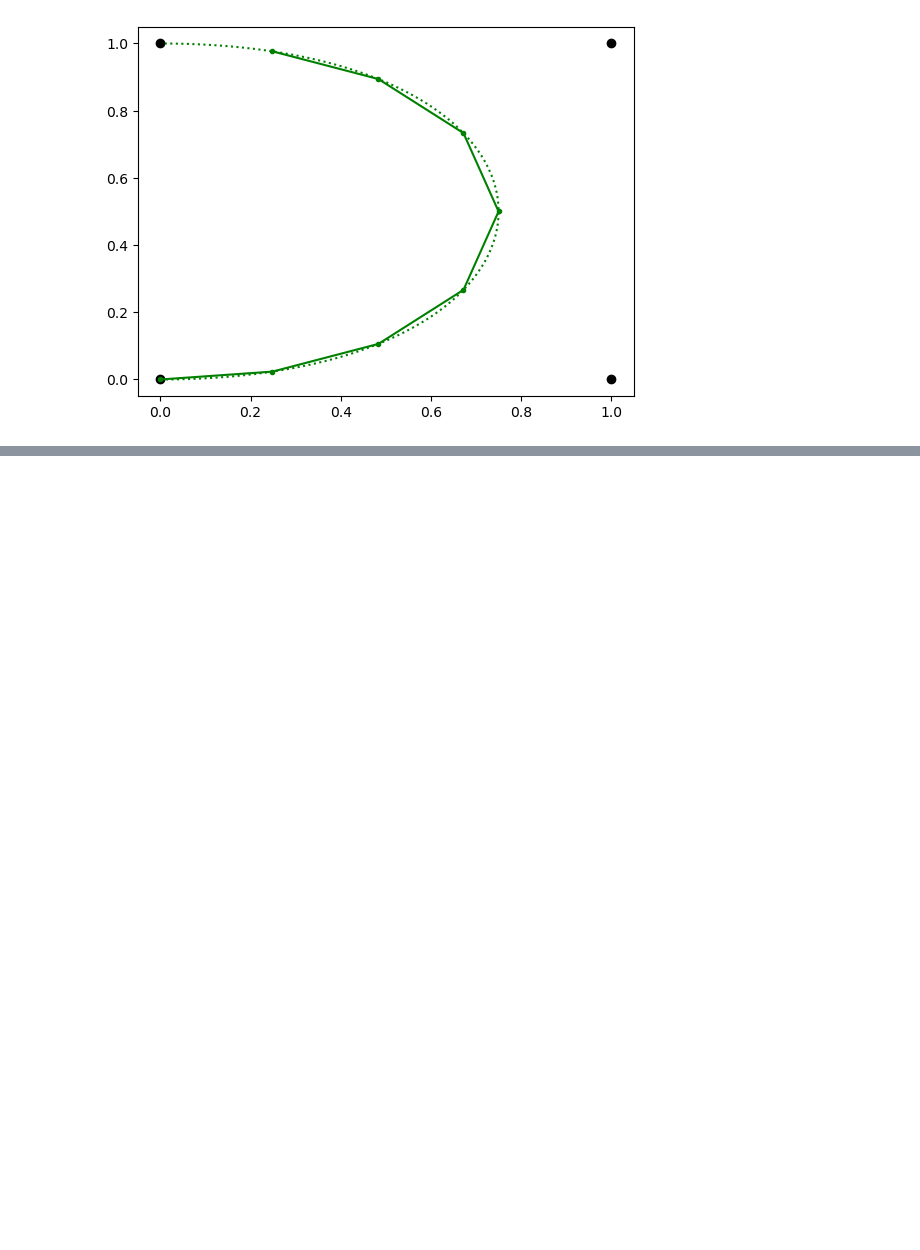
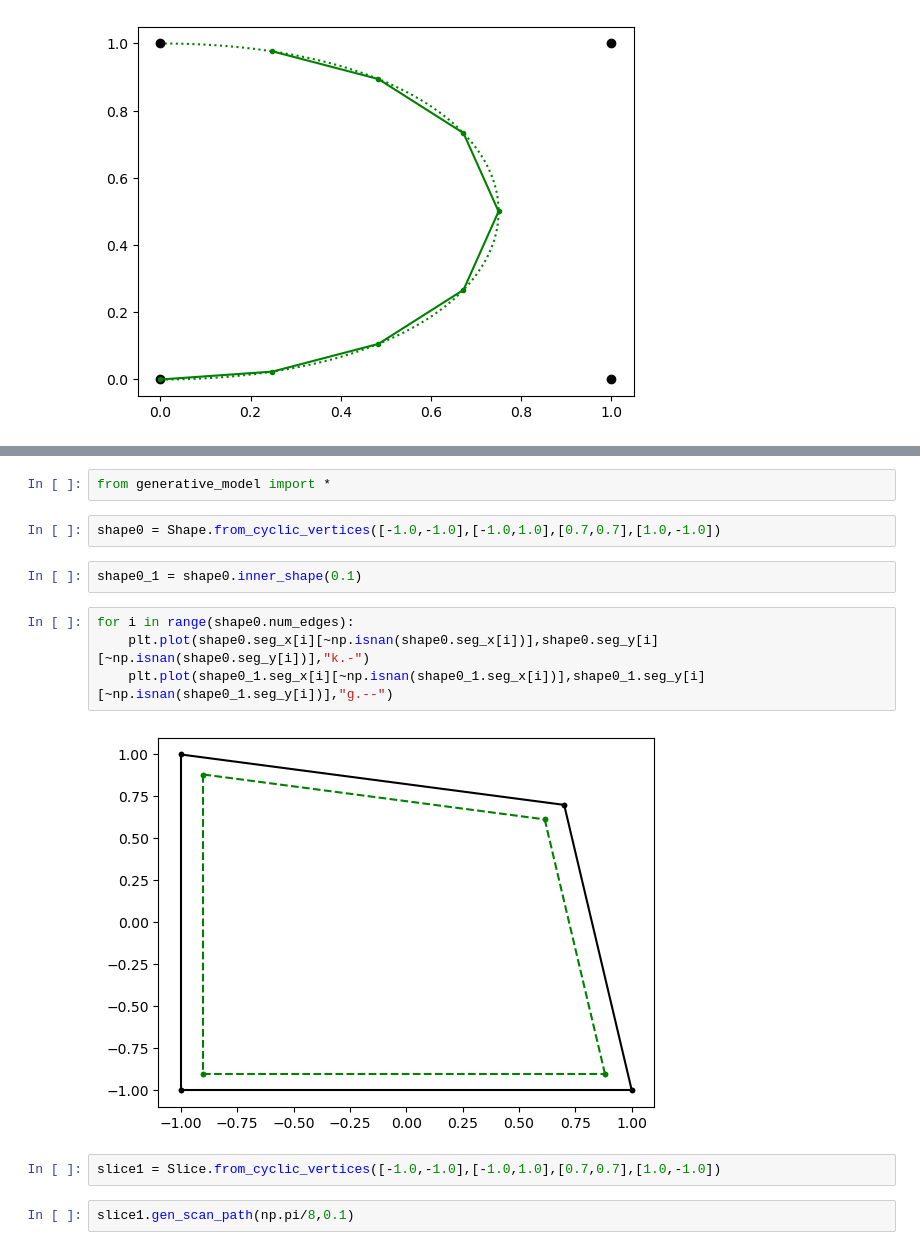
Before and after one commit to PatLT/grouch-binning, a Jupyter notebook: generation.ipynb, the cells around one changed output, grey strips where cells are left out. Drawn from its saved outputs; the diff is of its cells as text; blank space fills up the shorter version.

Commit message:
Added code for generating laser scan paths.

```diff
--- a/generation.ipynb
+++ b/generation.ipynb
@@ -196,0 +197,16 @@ ax.set_ylim(ylim) ;
+# %%
+from generative_model import *
+# %%
+shape0 = Shape.from_cyclic_vertices([-1.0,-1.0],[-1.0,1.0],[0.7,0.7],[1.0,-1.0])
+# %%
+shape0_1 = shape0.inner_shape(0.1)
+# %%
+for i in range(shape0.num_edges):
+    plt.plot(shape0.seg_x[i][~np.isnan(shape0.seg_x[i])],shape0.seg_y[i][~np.isnan(shape0.seg_y[i])],"k.-")
+    plt.plot(shape0_1.seg_x[i][~np.isnan(shape0_1.seg_x[i])],shape0_1.seg_y[i][~np.isnan(shape0_1.seg_y[i])],"g.--")
+# %% [output]
+[figure, added]
+# %%
+slice1 = Slice.from_cyclic_vertices([-1.0,-1.0],[-1.0,1.0],[0.7,0.7],[1.0,-1.0])
+# %%
+slice1.gen_scan_path(np.pi/8,0.1)
```
Also changed, not shown: parts of 2 cells of this notebook, 1 other file.
